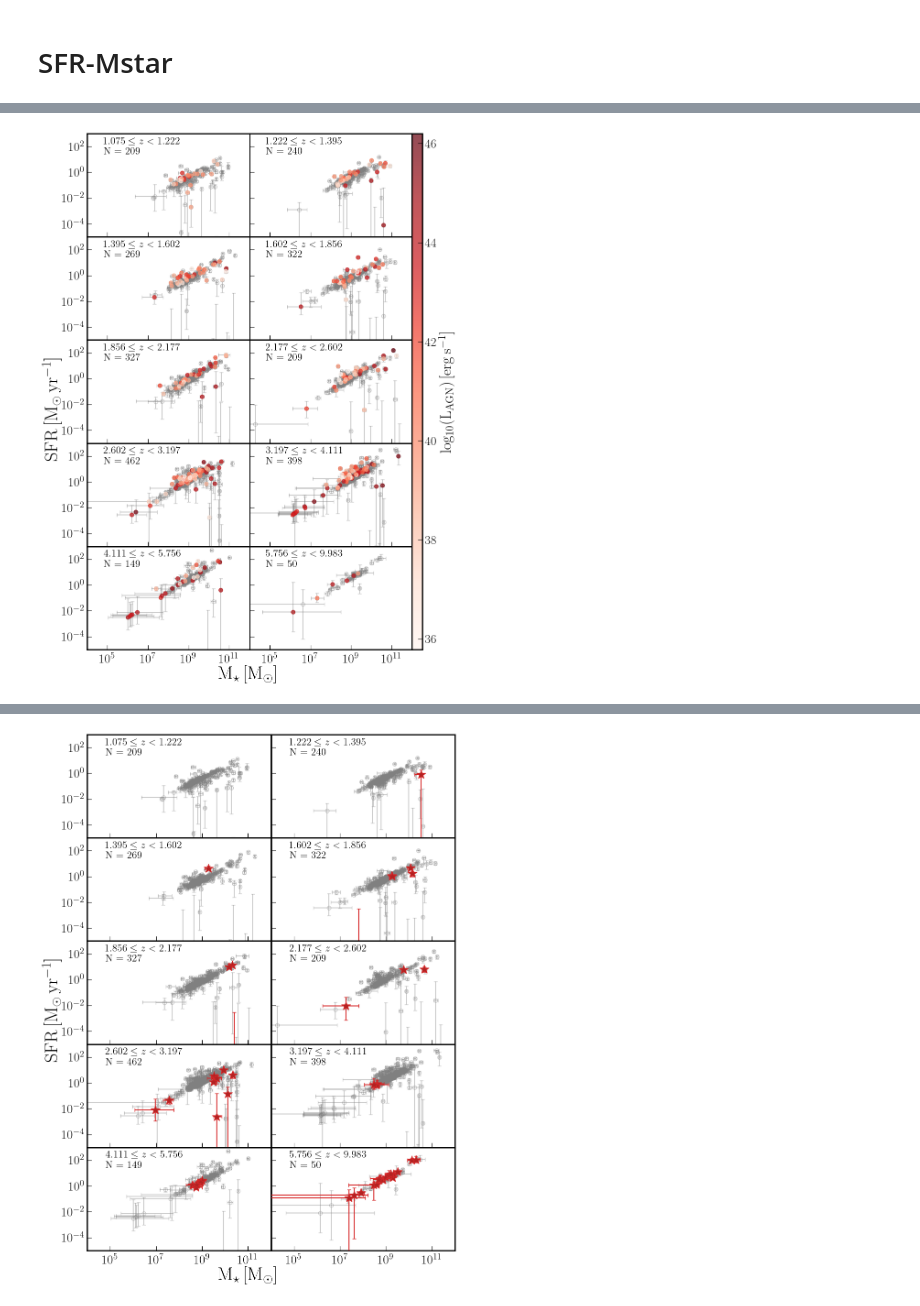
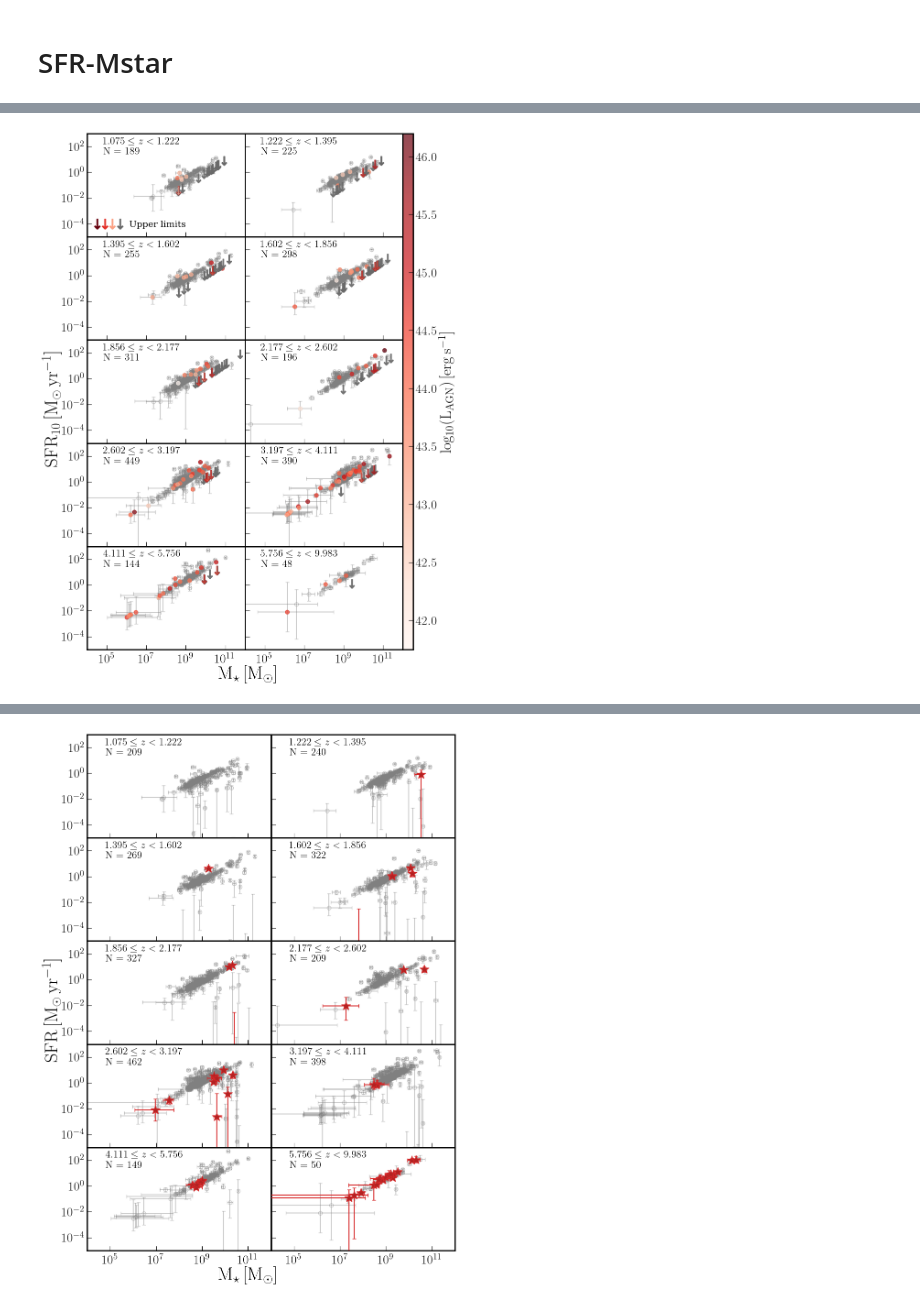
Before and after one commit to JordanDSilva/miri-manchester, a Jupyter notebook: scripts/make_some_plots.ipynb, the cells around one changed output, grey strips where cells are left out. Cells and saved outputs as stored; diff of their text form; code cells hidden in the pictures.

```diff
--- a/scripts/make_some_plots.ipynb
+++ b/scripts/make_some_plots.ipynb
@@ -45,6 +186,24 @@ prospect_robust = pd.read_csv(
 prospect_robust_photom = pd.read_csv(
     "/Users/jordan/Documents/Epochs/data/prospect/photoZ_bc03_snorm_fritz_robust_fit_photom.csv"
 )
+# %%
+lbt_bins = np.arange(8.0, 13.5, 0.5)
+zbins = z_at_value(cosmo.lookback_time, lbt_bins*u.Gyr).value
+zmids = zbins[:-1] + np.diff(zbins)/2.0
+
+sample_idx = (prospect_robust['zQ50'] >= zbins[0]) & (prospect_robust['zQ50'] < zbins[-1])
+quenched_idx = prospect_robust["SFR10Q50"][sample_idx]/prospect_robust["StellarMassQ50"][sample_idx] <= 0.2/(1e9*cosmo.age(prospect_robust["zQ50"][sample_idx]).value) # probably just use this for upper limits on the SFR10 plots
+
+prospect_sample = prospect_robust[sample_idx]
+prospect_sample_photom = prospect_robust_photom[sample_idx]
+
+
+starforming_sample = prospect_robust[sample_idx][~quenched_idx]
+quenched_sample = prospect_robust[sample_idx][quenched_idx] # for upper limits
+minimum_SFR10_vals = quenched_sample["StellarMassQ50"] * 0.2/(1e9*cosmo.age(quenched_sample["zQ50"]).value)
+
+# constants
+LAGN2BHAR = ( 3.154e7 * 1e-7 * (0.1 * 3e8**2)**-1 / 2e30)
 # %% [markdown]
 # Compare EAZY specz and photoz
 # %%
@@ -224,16 +548,17 @@ fig.get_layout_engine().set(h_pad=0, w_pad=0, hspace=0, wspace=0)
 
 ax = ax.flatten()
 
-ztot_zidx = (prospect_robust["zQ50"] >= zbins[0]) & (prospect_robust["zQ50"] < zbins[-1])
+ztot_zidx = (prospect_sample["zQ50"] >= zbins[0]) & (prospect_sample["zQ50"] < zbins[-1])
 
 for i in range(len(zmids)):
-    zidx = (prospect_robust["zQ50"] >= zbins[i]) & (prospect_robust["zQ50"] < zbins[i+1])
+    zidx = (starforming_sample["zQ50"] >= zbins[i]) & (starforming_sample["zQ50"] < zbins[i+1])
+    zidx_quenched = (quenched_sample["zQ50"] >= zbins[i]) & (quenched_sample["zQ50"] < zbins[i+1])
 
     ax[i].errorbar(
-        prospect_robust["StellarMassQ50"][zidx],
-        prospect_robust["SFR10Q50"][zidx],
-        xerr = [prospect_robust["StellarMass_lo"][zidx], prospect_robust["StellarMass_hi"][zidx]],
-        yerr = [prospect_robust["SFR10_lo"][zidx], prospect_robust["SFR10_hi"][zidx]],
+        starforming_sample["StellarMassQ50"][zidx],
+        starforming_sample["SFR10Q50"][zidx],
+        xerr = [starforming_sample["StellarMass_lo"][zidx], starforming_sample["StellarMass_hi"][zidx]],
+        yerr = [starforming_sample["SFR10_lo"][zidx], starforming_sample["SFR10_hi"][zidx]],
         fmt = "o",
         markerfacecolor = "none",
         markeredgecolor = "grey",
@@ -243,15 +568,45 @@ for i in range(len(zmids)):
     )
 
     sc_ = ax[i].scatter(
-        prospect_robust["StellarMassQ50"][zidx],
-        prospect_robust["SFR10Q50"][zidx],
-        c = np.log10(prospect_robust["AGNlumQ50"][zidx]),
-        vmin = np.nanmin(np.log10(prospect_robust["AGNlumQ50"][ztot_zidx])),
-        vmax = np.nanmax(np.log10(prospect_robust["AGNlumQ50"][ztot_zidx])),
+        starforming_sample["StellarMassQ50"][zidx],
+        starforming_sample["SFR10Q50"][zidx],
+        c = np.log10(starforming_sample["AGNlumQ50"][zidx]),
+        vmin = np.nanmin(np.log10(prospect_sample["AGNlumQ50"][ztot_zidx])),
+        vmax = np.nanmax(np.log10(prospect_sample["AGNlumQ50"][ztot_zidx])),
         zorder = 100,
         cmap='Reds',
         alpha = 0.7
     )
+
+    quench_ = ax[i].scatter(
+        quenched_sample["StellarMassQ50"][zidx_quenched],
+        minimum_SFR10_vals[zidx_quenched],
+        zorder = 100,
+        color='dimgrey',
+        alpha = 0.9,
+        marker = down_arrow_marker,
+        edgecolor = "dimgrey",
+        s = 800
+    )
+    sc_ = ax[i].scatter(
+        quenched_sample["StellarMassQ50"][zidx_quenched],
+        minimum_SFR10_vals[zidx_quenched],
+        # quenched_sample["SFR10Q50"][zidx_quenched] + 2*quenched_sample["SFR10_hi"][zidx_quenched],
+        # 1e-4 * np.ones(len(quenched_sample["StellarMassQ50"][zidx_quenched])),
+        c = np.log10(quenched_sample["AGNlumQ50"][zidx_quenched]),
+        vmin = np.nanmin(np.log10(prospect_sample["AGNlumQ50"][ztot_zidx])),
+        vmax = np.nanmax(np.log10(prospect_sample["AGNlumQ50"][ztot_zidx])),
+        zorder = 100,
+        cmap='Reds',
+        alpha = 0.7,
+        marker = down_arrow_marker,
+        edgecolor = "firebrick",
+        s = 800
+    )
+
+    # print((minimum_SFR10_vals[zidx_quenched]).tolist())
+    # print((np.log10(quenched_sample["StellarMassQ50"][zidx_quenched])).tolist())
+    # print(len(quenched_sample["StellarMassQ50"][zidx_quenched]))
 
     ax[i].text(
         0.1,
@@ -261,32 +616,54 @@ for i in range(len(zmids)):
         fontsize = 16
     )
     ax[i].text(
         0.1,
         0.8,
         f"N = {sum(zidx)}",
         transform=ax[i].transAxes,
         fontsize = 16
     )
 
     ax[i].set_xscale('log')
     ax[i].set_yscale('log')
 
     ax[i].set_xlim([1e4, 1e12])
     ax[i].set_ylim([1e-5, 1e3])
 
     ax[i].set_xticks([1e5, 1e7, 1e9, 1e11])
     ax[i].set_yticks([1e-4, 1e-2, 1e0, 1e2])
 
 # cbar_ax = fig.add_axes([0.87, 0.05, 0.02, 0.9])  # [left, bottom, width, height]
+
+plt.rcParams["text.usetex"] = False
+custom_lines = [
+    Line2D([0], [0], color=get_n_colors(cmap_name="Reds", n=4)[3],
+           marker='$\u2193$', markersize=8*2, linestyle='None'),
+    Line2D([0], [0], color=get_n_colors(cmap_name="Reds", n=4)[2],
+           marker='$\u2193$', markersize=8*2, linestyle='None'),
+    Line2D([0], [0], color=get_n_colors(cmap_name="Reds", n=4)[1],
+           marker='$\u2193$', markersize=8*2, linestyle='None'),
+    Line2D([0], [0], color="dimgrey",
+           marker='$\u2193$', markersize=8*2, linestyle='None'),
+]
+ax[0].legend(
+    [tuple(custom_lines)],
+    ["Upper limits"],
+    fontsize=14,
+    frameon=False,
+    handler_map={tuple: HandlerTuple(ndivide=None)},
+    handlelength=3,   # widen the entry so 3 markers don't overlap/crowd
+)
+plt.rcParams["text.usetex"] = True
+
 cbar = fig.colorbar(sc_, ax = ax, label=r'$\mathrm{log_{10}(L_{AGN}) \, [erg \, s^{-1}]}$', pad = 0.0, aspect = 50)
 
 fig.supxlabel(r"$\mathrm{M_{\star} \, [M_{\odot}]}$")
-fig.supylabel(r"$\mathrm{SFR \, [M_{\odot} \, yr^{-1}]}$")
+fig.supylabel(r"$\mathrm{SFR_{10} \, [M_{\odot} \, yr^{-1}]}$")
 
 fig.savefig(
     "/Users/jordan/Documents/Epochs/plots/sfr-mstar-z.pdf",
     dpi = 240,
     bbox_inches="tight"
 )
 # %% [output]
-[figure, old version]
+[figure, new version]
```
Also changed, not shown: parts of 23 cells of this notebook, 14 other files.
